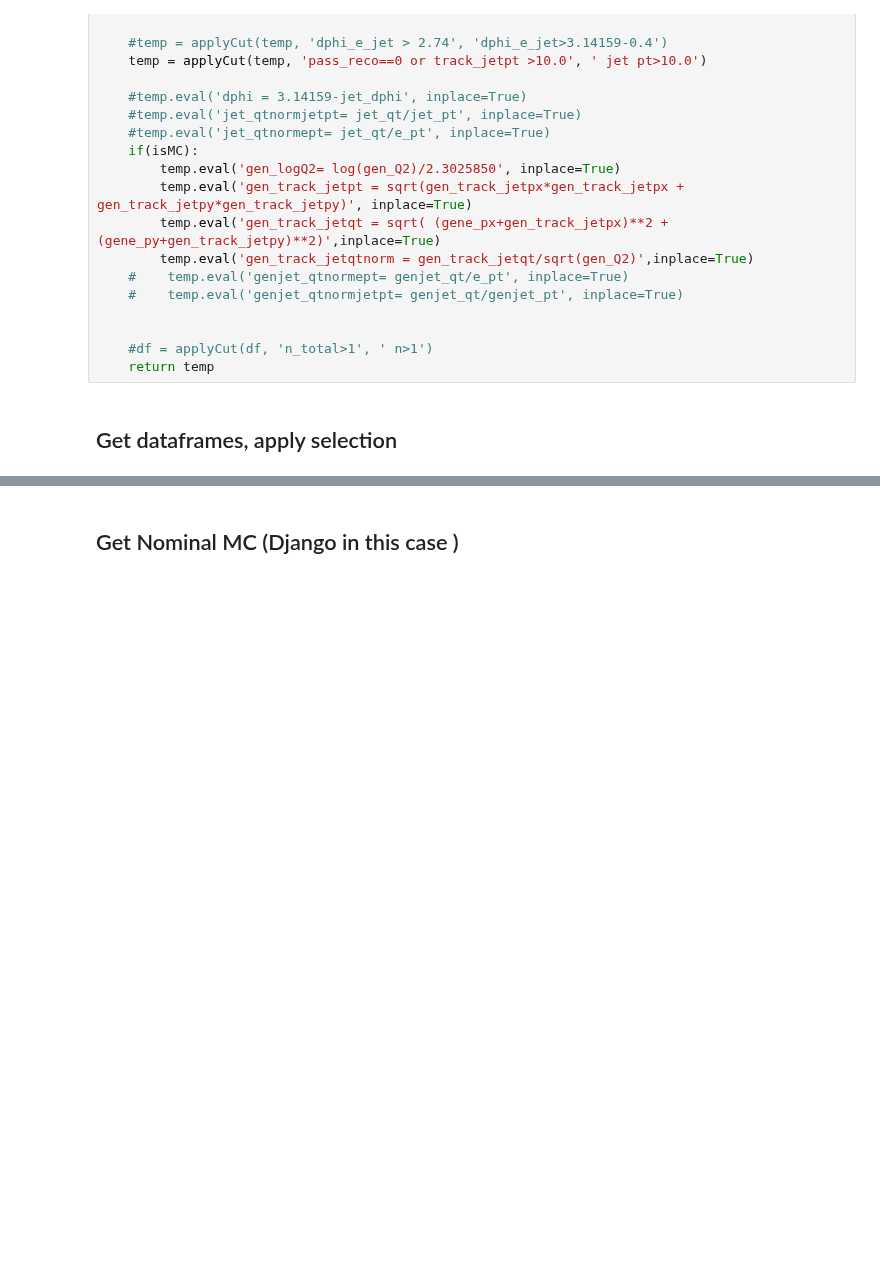
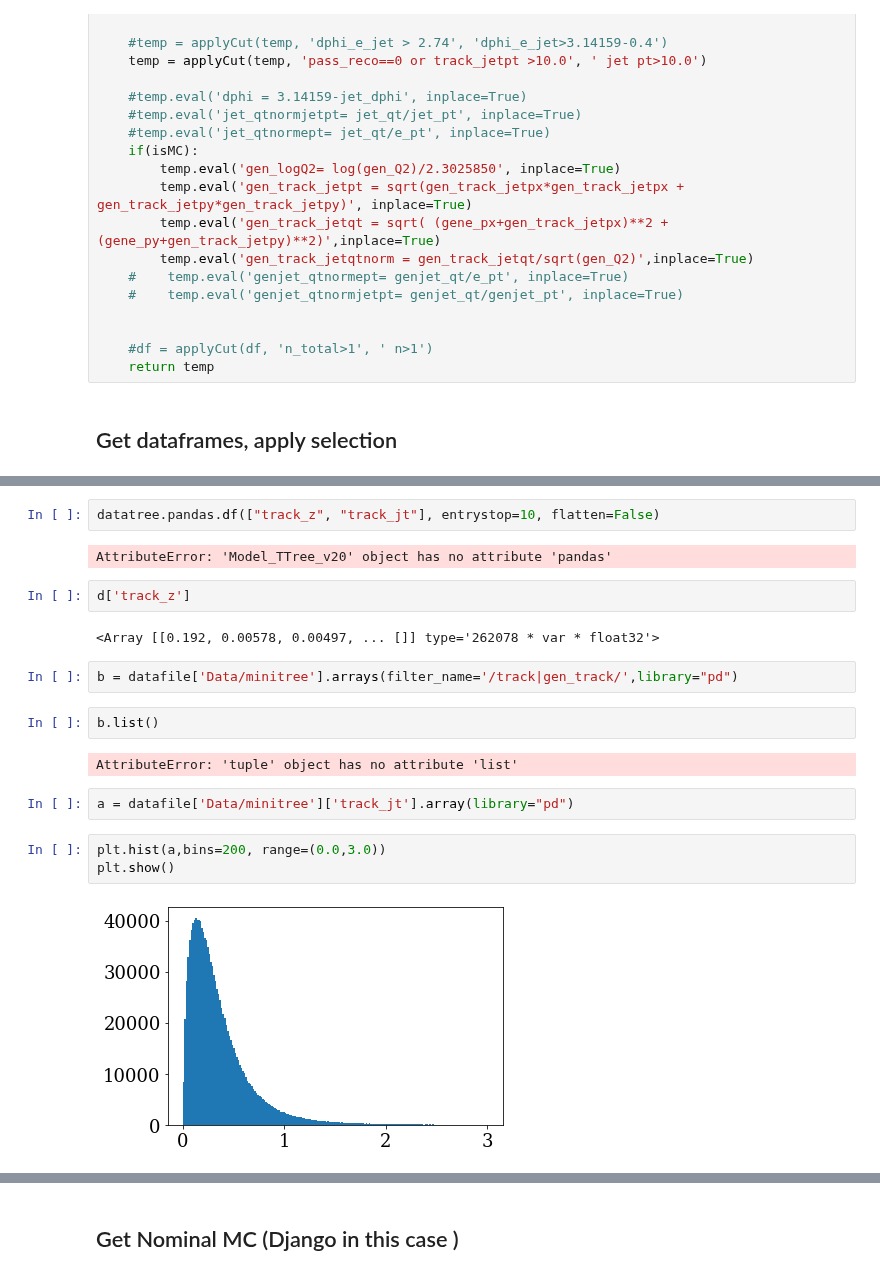
Before and after one commit to miguelignacio/disjets, a Jupyter notebook: Unfolding_tau.ipynb, the cells around one changed output, grey strips where cells are left out. Cells and saved outputs as stored; diff of their text form; blank space fills up the shorter version.

```diff
--- a/Unfolding_tau.ipynb
+++ b/Unfolding_tau.ipynb
@@ -147,3 +171,24 @@ altmcname = path+'Rapgap.root'
+# %%
+datatree.pandas.df(["track_z", "track_jt"], entrystop=10, flatten=False)
+# %% [output]
+AttributeError: 'Model_TTree_v20' object has no attribute 'pandas'
+# %%
+d['track_z']
+# %% [output]
+<Array [[0.192, 0.00578, 0.00497, ... []] type='262078 * var * float32'>
+# %%
+b = datafile['Data/minitree'].arrays(filter_name='/track|gen_track/',library="pd")
+# %%
+b.list()
+# %% [output]
+AttributeError: 'tuple' object has no attribute 'list'
+# %%
+a = datafile['Data/minitree']['track_jt'].array(library="pd")
+# %%
+plt.hist(a,bins=200, range=(0.0,3.0))
+plt.show()
+# %% [output]
+[figure, added]
 # %%
 data     = getJetData([dataname])
 #mc       = getJetData([mcname],isMC=True)
```
Also changed, not shown: parts of 19 cells of this notebook, 2 other files.
